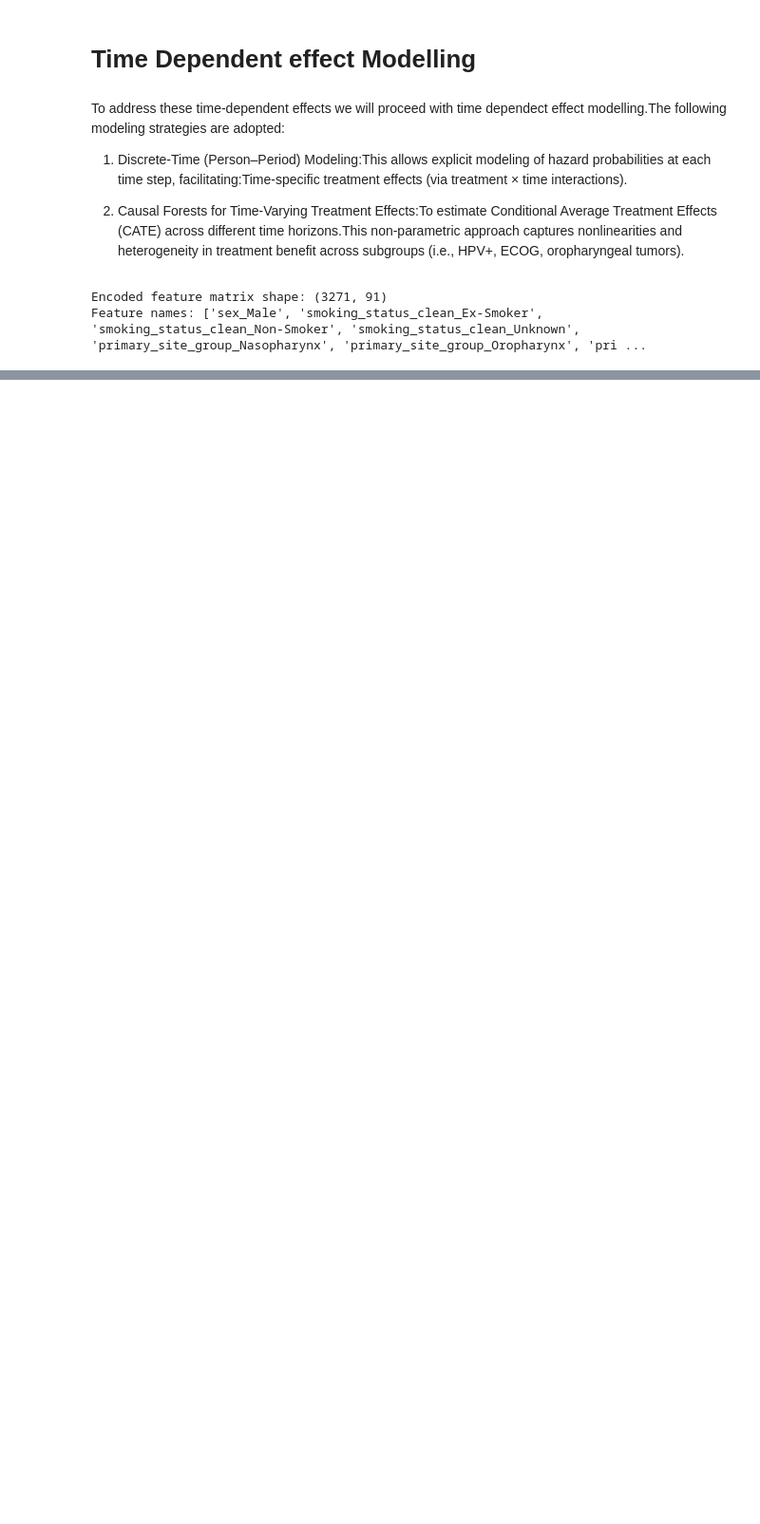
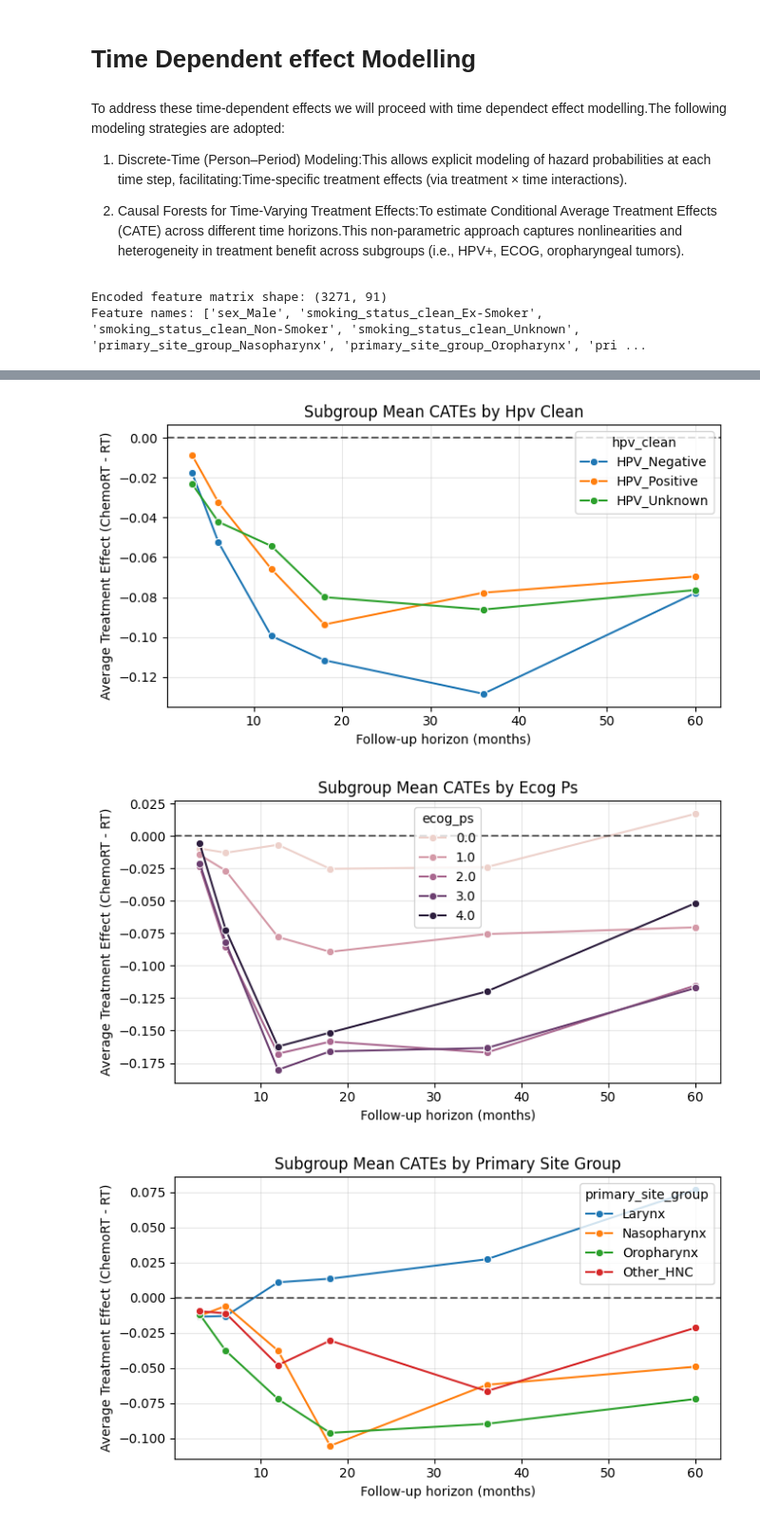
Before and after one commit to Doclikam/CausalMachineLearning-CRC-Drug-ResponsePrediction, a Jupyter notebook: Casual_Modelling.ipynb, the cells around one changed output, grey strips where cells are left out. Shown at 95% size. Saved outputs shown, nothing was run; the diff lists cells and outputs as text; code cells hidden in the pictures; blank space fills up the shorter version.

```diff
--- a/Casual_Modelling.ipynb
+++ b/Casual_Modelling.ipynb
@@ -949,3 +1721,55 @@ Saved preprocessor to outputs/preprocessor_baseline.joblib
+# %%
+#Combine subgroup summaries again safely
+group_vars = ['hpv_clean', 'ecog_ps', 'primary_site_group']
+subgroup_summary = []
+
+for g in group_vars:
+    if g in train_patients.columns:
+        # select only CATE columns
+        cate_cols = [f'CATE_{h}m' for h in horizons if f'CATE_{h}m' in train_patients.columns]
+        tmp = train_patients.groupby(g)[cate_cols].mean().reset_index()
+        tmp['group'] = g
+        subgroup_summary.append(tmp)
+
+subgroup_summary = pd.concat(subgroup_summary, axis=0)
+
+# --- Plot subgroup CATE trends ---
+for g in group_vars:
+    df_g = subgroup_summary[subgroup_summary['group'] == g].copy()
+
+    # Keep only CATE columns for melting
+    cate_cols = [c for c in df_g.columns if c.startswith('CATE_')]
+    df_melt = df_g.melt(
+        id_vars=[g, 'group'],
+        value_vars=cate_cols,
+        var_name='Horizon',
+        value_name='Mean_CATE'
+    )
+
+    # Extract numeric horizon value (e.g. from 'CATE_12m' → 12)
+    df_melt['Horizon'] = (
+        df_melt['Horizon']
+        .str.extract(r'CATE_(\d+)m')[0]
+        .astype(int)
+    )
+
+    # Sort by horizon
+    df_melt = df_melt.sort_values('Horizon')
+
+    plt.figure(figsize=(7,4))
+    sns.lineplot(data=df_melt, x='Horizon', y='Mean_CATE', hue=g, marker='o')
+    plt.axhline(0, color='k', linestyle='--', alpha=0.6)
+    plt.title(f"Subgroup Mean CATEs by {g.replace('_', ' ').title()}")
+    plt.ylabel('Average Treatment Effect (ChemoRT - RT)')
+    plt.xlabel('Follow-up horizon (months)')
+    plt.grid(alpha=0.3)
+    plt.tight_layout()
+    plt.savefig(f"outputs/subgroup_CATE_{g}.png")
+    plt.show()#
+# %% [output]
+[figure, added]
+[figure, added]
+[figure, added]
 # %%
 # Save df with weights for further exploration
 df[['patient_id','treatment','ps','sw','sw_trunc']].to_csv("outputs/ps_and_weights_final.csv", index=False)
```
Also changed, not shown: parts of 29 cells of this notebook.
